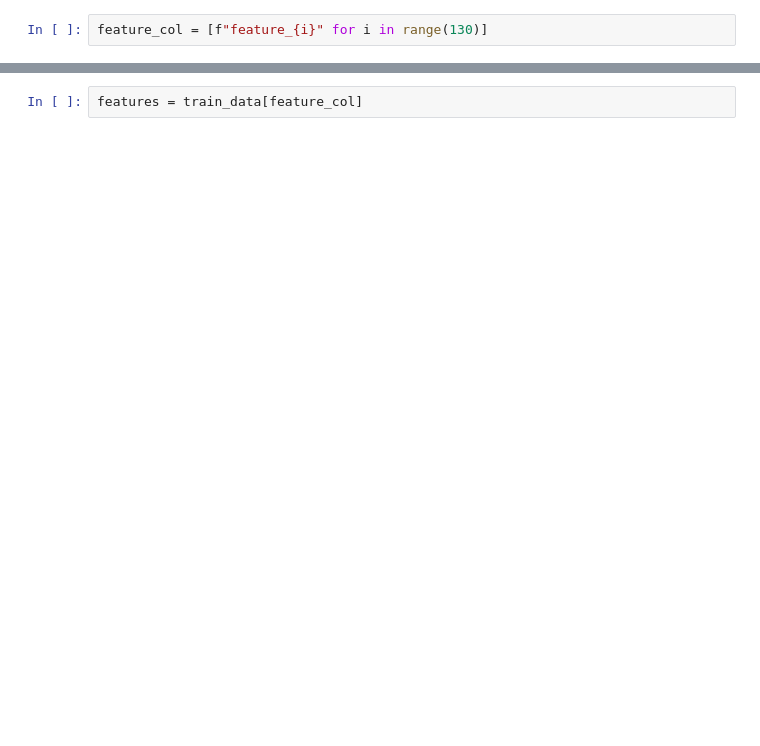
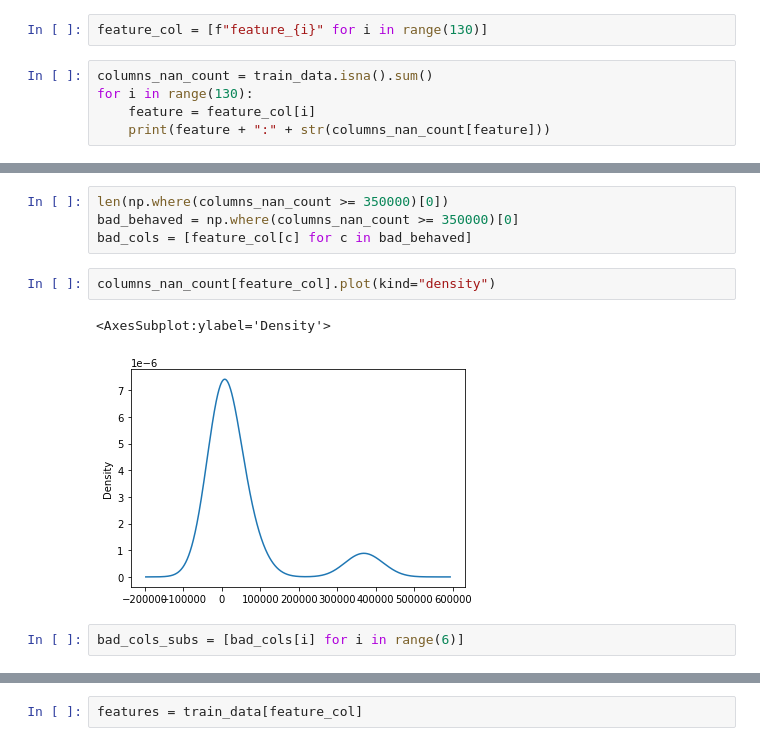
Before and after one commit to DavidRSeWell/JaneStreetComp, a Jupyter notebook: notebooks/EDA.ipynb, the cells around one changed output, grey strips where cells are left out. Saved outputs shown, nothing was run; the diff lists cells and outputs as text; blank space fills up the shorter version.

```diff
--- a/notebooks/EDA.ipynb
+++ b/notebooks/EDA.ipynb
@@ -65,2 +37,7 @@ def replace_with_mean(x):
 # %%
 feature_col = [f"feature_{i}" for i in range(130)]
+# %%
+columns_nan_count = train_data.isna().sum()
+for i in range(130):
+    feature = feature_col[i]
+    print(feature + ":" + str(columns_nan_count[feature]))
@@ -66,0 +62,11 @@ feature_col = [f"feature_{i}" for i in range(130)]
+# %%
+len(np.where(columns_nan_count >= 350000)[0])
+bad_behaved = np.where(columns_nan_count >= 350000)[0]
+bad_cols = [feature_col[c] for c in bad_behaved]
+# %%
+columns_nan_count[feature_col].plot(kind="density")
+# %% [output]
+<AxesSubplot:ylabel='Density'>
+[figure, added]
+# %%
+bad_cols_subs = [bad_cols[i] for i in range(6)]
```
Also changed, not shown: parts of 62 cells of this notebook, 6 other files.
